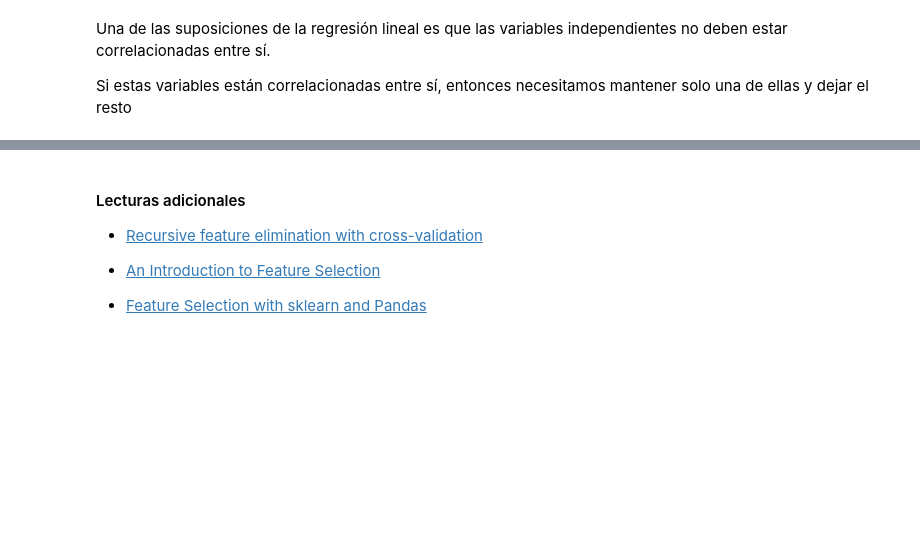
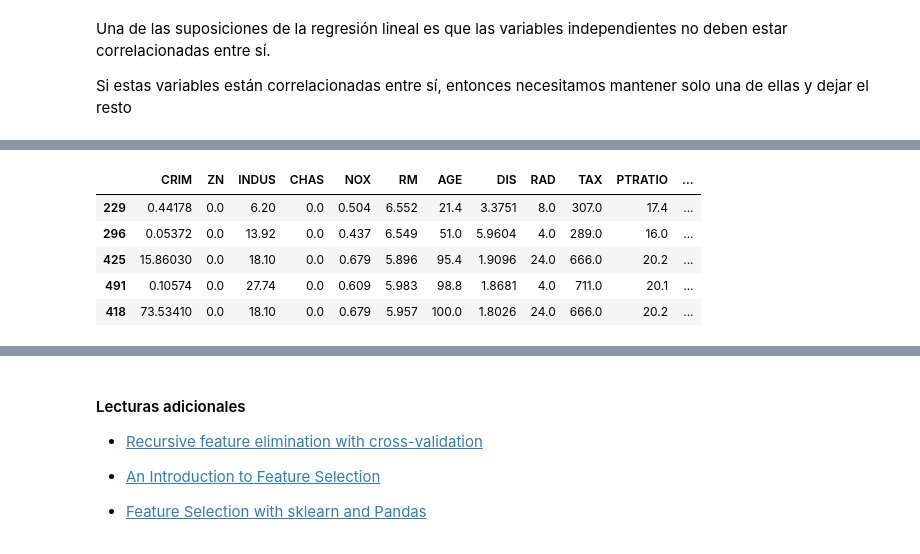
Before and after one commit to bmalcover/ml2019, a Jupyter notebook: 04_Selección_de_caracteristicas.ipynb, the cells around one changed output, grey strips where cells are left out. Drawn from its saved outputs; the diff is of its cells as text; code cells hidden in the pictures; blank space fills up the shorter version.

```diff
--- a/04_Selección_de_caracteristicas.ipynb
+++ b/04_Selección_de_caracteristicas.ipynb
@@ -130,3 +191,18 @@ Dado un estimador externo que asigna pesos a las características (por ejemplo,
+# %%
+X = train.drop("MEDV",1)   #Características
+Y = train["MEDV"]          #Clases
+
+X_test = test.drop("MEDV",1)   #Características
+Y_test = test["MEDV"]          #Clases
+
+X.head()
+# %% [output]
+|  | CRIM | ZN | INDUS | CHAS | NOX | RM | AGE | DIS | RAD | TAX | PTRATIO | ... |
+| 229 | 0.44178 | 0.0 | 6.20 | 0.0 | 0.504 | 6.552 | 21.4 | 3.3751 | 8.0 | 307.0 | 17.4 | ... |
+| 296 | 0.05372 | 0.0 | 13.92 | 0.0 | 0.437 | 6.549 | 51.0 | 5.9604 | 4.0 | 289.0 | 16.0 | ... |
+| 425 | 15.86030 | 0.0 | 18.10 | 0.0 | 0.679 | 5.896 | 95.4 | 1.9096 | 24.0 | 666.0 | 20.2 | ... |
+| 491 | 0.10574 | 0.0 | 27.74 | 0.0 | 0.609 | 5.983 | 98.8 | 1.8681 | 4.0 | 711.0 | 20.1 | ... |
+| 418 | 73.53410 | 0.0 | 18.10 | 0.0 | 0.679 | 5.957 | 100.0 | 1.8026 | 24.0 | 666.0 | 20.2 | ... |
 # %%
 from sklearn.feature_selection import RFE
 
```
Also changed, not shown: parts of 28 cells of this notebook.
